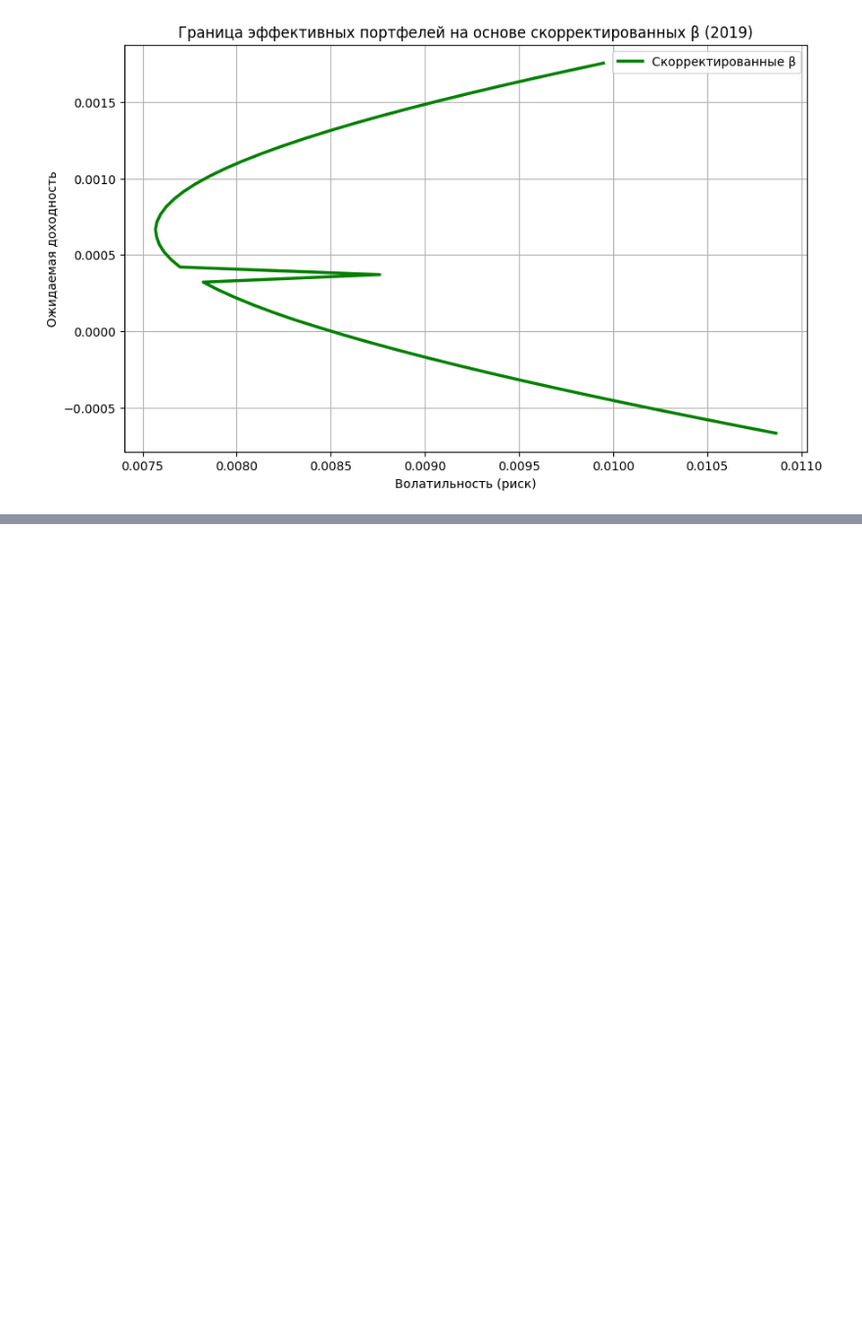
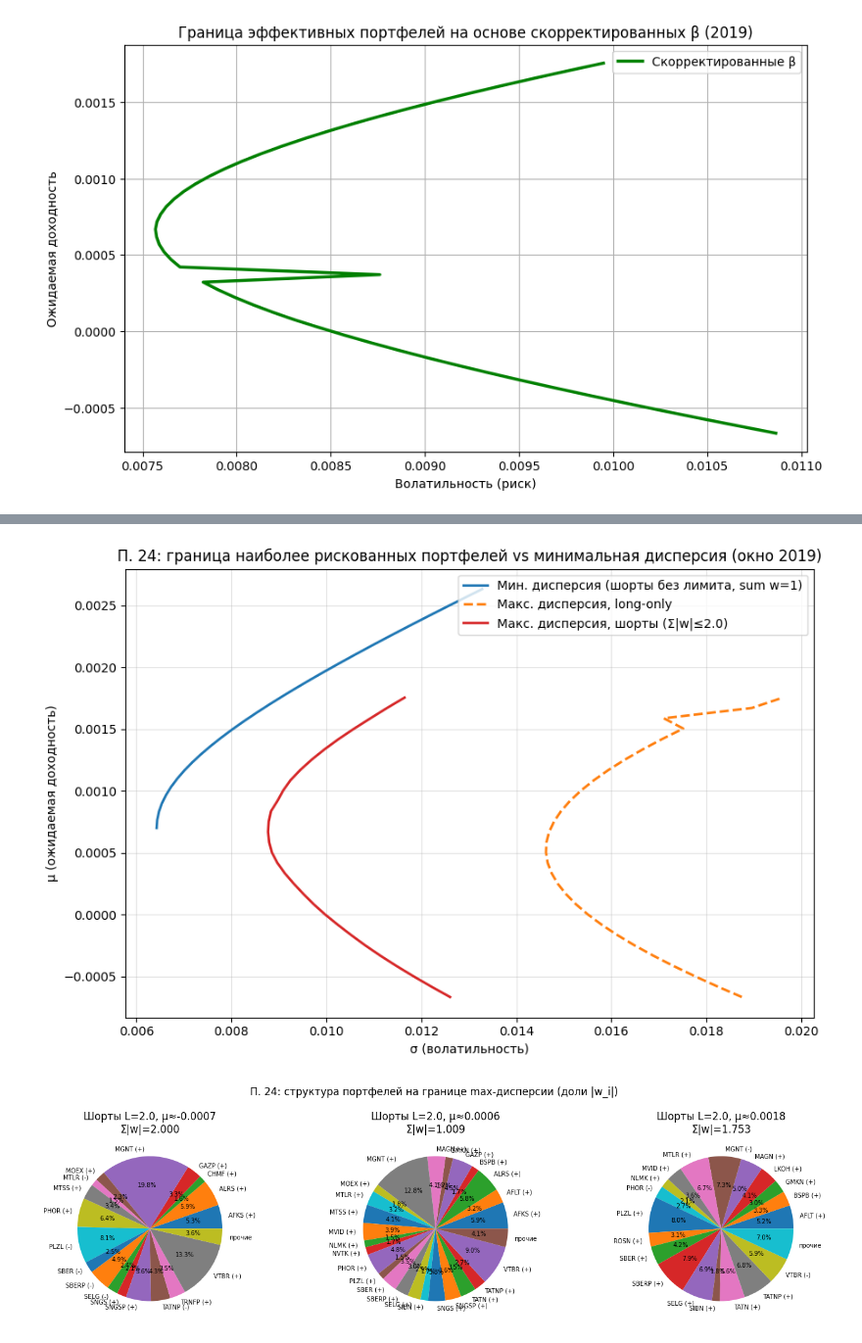
Before and after one commit to ilkonZ-deu/risk_project, a Jupyter notebook: project.ipynb, the cells around one changed output, grey strips where cells are left out. Shown at 98% size. Saved outputs shown, nothing was run; the diff lists cells and outputs as text; code cells hidden in the pictures; blank space fills up the shorter version.

```diff
--- a/project.ipynb
+++ b/project.ipynb
@@ -2177,0 +2114,76 @@ Portfolio maximizing IS objective (lambda=2.0): Return 0.0070, Vol 0.0402
+# %%
+# П. 24: граница max-дисперсии (шорты + gross leverage), long-only max, min-дисперсия; pie chart
+GROSS_LEVERAGE = 2.0
+n_pts = 30
+
+vol_min, ret_min = risk_utils.efficient_frontier_unconstrained(mu_2019, cov_2019, n_points=n_pts)
+vol_long, ret_long, w_long = risk_utils.maximum_variance_frontier_long_only(mu_2019, cov_2019, n_points=n_pts)
+vol_short, ret_short, w_short = risk_utils.maximum_variance_frontier_gross_leverage(
+    mu_2019, cov_2019, gross_leverage=GROSS_LEVERAGE, n_points=n_pts
+)
+
+asset_labels = list(mu.columns)
+
+fig, ax = plt.subplots(figsize=(9, 6))
+if vol_min is not None and len(vol_min):
+    order = np.argsort(ret_min)
+    ax.plot(vol_min[order], ret_min[order], label="Мин. дисперсия (шорты без лимита, sum w=1)", color="tab:blue", lw=2)
+if len(vol_long):
+    order = np.argsort(ret_long)
+    ax.plot(vol_long[order], ret_long[order], label="Макс. дисперсия, long-only", color="tab:orange", lw=2, ls="--")
+if len(vol_short):
+    order = np.argsort(ret_short)
+    ax.plot(vol_short[order], ret_short[order], label=f"Макс. дисперсия, шорты (Σ|w|≤{GROSS_LEVERAGE})", color="tab:red", lw=2)
+
+ax.set_xlabel("σ (волатильность)")
+ax.set_ylabel("μ (ожидаемая доходность)")
+ax.set_title("П. 24: граница наиболее рискованных портфелей vs минимальная дисперсия (окно 2019)")
+ax.legend(loc="best")
+ax.grid(True, alpha=0.35)
+plt.tight_layout()
+plt.savefig("plots/max_risk_frontier_shorts_2019.png", dpi=150)
+plt.show()
+
+# --- Pie chart: структура портфелей на границе со шортами (|w|, подписи со знаком) ---
+
+def pie_weights_signed(w, labels, ax, title, min_frac=0.015):
+    w = np.asarray(w, dtype=float)
+    ab = np.abs(w)
+    s = ab.sum()
+    if s < 1e-15:
+        ax.set_title(title + " (нулевые веса)")
+        return
+    frac = ab / s
+    keep = frac >= min_frac
+    other = frac[~keep].sum()
+    parts = list(np.where(keep)[0])
+    fr = list(frac[keep])
+    lb = [f"{labels[i]} ({'+' if w[i] >= 0 else '-'})" for i in parts]
+    if other > 1e-6:
+        fr.append(other)
+        lb.append("прочие")
+    ax.pie(fr, labels=lb, autopct="%1.1f%%", textprops={"size": 7})
+    ax.set_title(title)
+
+
+if len(w_short) >= 3:
+    idxs = [0, len(w_short) // 2, len(w_short) - 1]
+    fig_p, axes_p = plt.subplots(1, 3, figsize=(14, 4))
+    for ax_i, j in enumerate(idxs):
+        r_j = ret_short[j]
+        g_j = np.sum(np.abs(w_short[j]))
+        pie_weights_signed(
+            w_short[j],
+            asset_labels,
+            axes_p[ax_i],
+            title=f"Шорты L={GROSS_LEVERAGE}, μ≈{r_j:.4f}\nΣ|w|={g_j:.3f}",
+        )
+    plt.suptitle("П. 24: структура портфелей на границе max-дисперсии (доли |w_i|)", fontsize=12)
+    plt.tight_layout()
+    plt.savefig("plots/max_risk_pie_2019.png", dpi=150)
+    plt.show()
+else:
+    print("Недостаточно точек границы со шортами для pie chart.")
+# %% [output]
+[figure, added]
+[figure, added]
```
Also changed, not shown: parts of 9 cells of this notebook, 11 other files.
